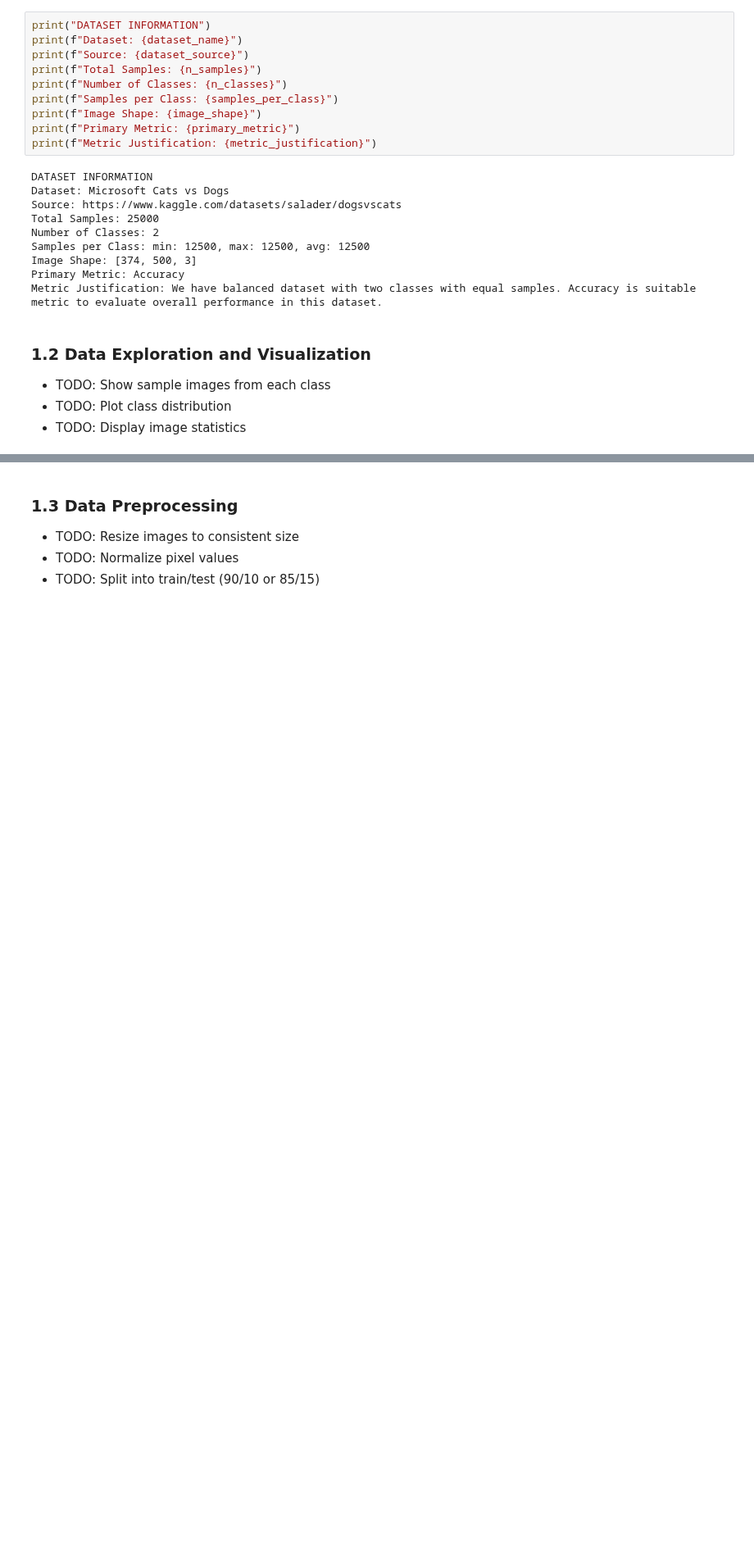
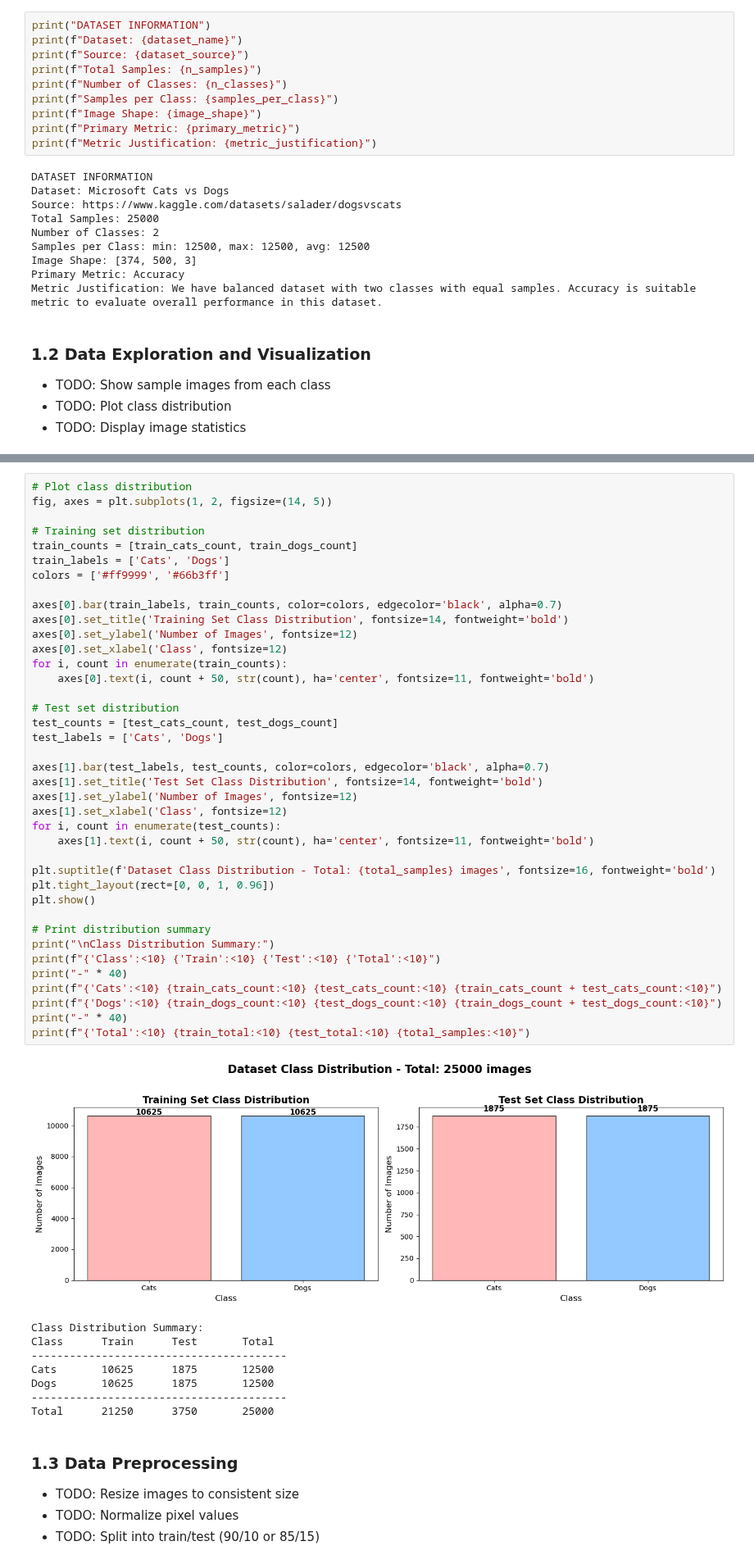
Before and after one commit to 2025aa05360-cpu/DNN_CNN_Assignment_1A, a Jupyter notebook: 2025AA05360_cnn_assignment.ipynb, the cells around one changed output, grey strips where cells are left out. Shown at 82% size. Drawn from its saved outputs; the diff is of its cells as text; blank space fills up the shorter version.

```diff
--- a/2025AA05360_cnn_assignment.ipynb
+++ b/2025AA05360_cnn_assignment.ipynb
@@ -197,3 +226,51 @@ Metric Justification: We have balanced dataset with two classes with equal sampl
+# %%
+# Plot class distribution
+fig, axes = plt.subplots(1, 2, figsize=(14, 5))
+
+# Training set distribution
+train_counts = [train_cats_count, train_dogs_count]
+train_labels = ['Cats', 'Dogs']
+colors = ['#ff9999', '#66b3ff']
+
+axes[0].bar(train_labels, train_counts, color=colors, edgecolor='black', alpha=0.7)
+axes[0].set_title('Training Set Class Distribution', fontsize=14, fontweight='bold')
+axes[0].set_ylabel('Number of Images', fontsize=12)
+axes[0].set_xlabel('Class', fontsize=12)
+for i, count in enumerate(train_counts):
+    axes[0].text(i, count + 50, str(count), ha='center', fontsize=11, fontweight='bold')
+
+# Test set distribution
+test_counts = [test_cats_count, test_dogs_count]
+test_labels = ['Cats', 'Dogs']
+
+axes[1].bar(test_labels, test_counts, color=colors, edgecolor='black', alpha=0.7)
+axes[1].set_title('Test Set Class Distribution', fontsize=14, fontweight='bold')
+axes[1].set_ylabel('Number of Images', fontsize=12)
+axes[1].set_xlabel('Class', fontsize=12)
+for i, count in enumerate(test_counts):
+    axes[1].text(i, count + 50, str(count), ha='center', fontsize=11, fontweight='bold')
+
+plt.suptitle(f'Dataset Class Distribution - Total: {total_samples} images', fontsize=16, fontweight='bold')
+plt.tight_layout(rect=[0, 0, 1, 0.96])
+plt.show()
+
+# Print distribution summary
+print("\nClass Distribution Summary:")
+print(f"{'Class':<10} {'Train':<10} {'Test':<10} {'Total':<10}")
+print("-" * 40)
+print(f"{'Cats':<10} {train_cats_count:<10} {test_cats_count:<10} {train_cats_count + test_cats_count:<10}")
+print(f"{'Dogs':<10} {train_dogs_count:<10} {test_dogs_count:<10} {train_dogs_count + test_dogs_count:<10}")
+print("-" * 40)
+print(f"{'Total':<10} {train_total:<10} {test_total:<10} {total_samples:<10}")
+# %% [output]
+[figure, added]
+Class Distribution Summary:
+Class      Train      Test       Total
+----------------------------------------
+Cats       10625      1875       12500
+Dogs       10625      1875       12500
+----------------------------------------
+Total      21250      3750       25000
 # %% [markdown]
 ### 1.3 Data Preprocessing
 - TODO: Resize images to consistent size
```
Also changed, not shown: parts of 15 cells of this notebook.
